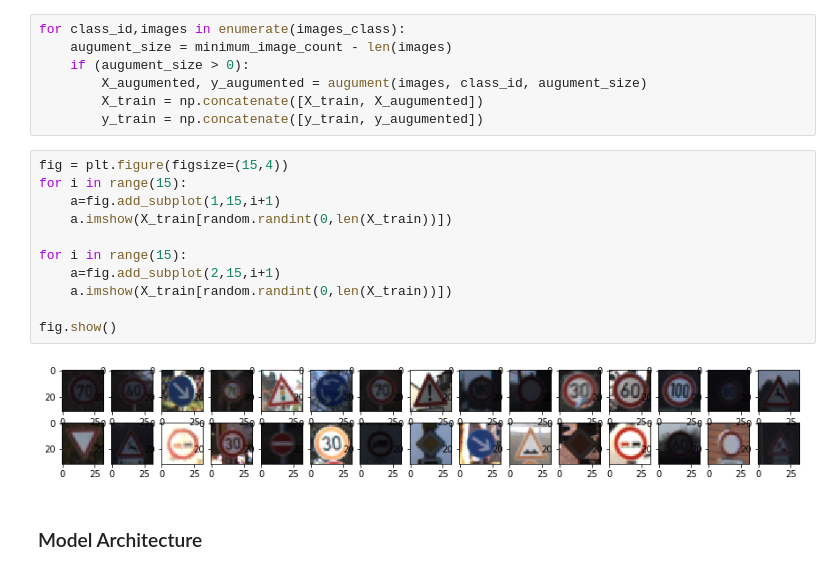
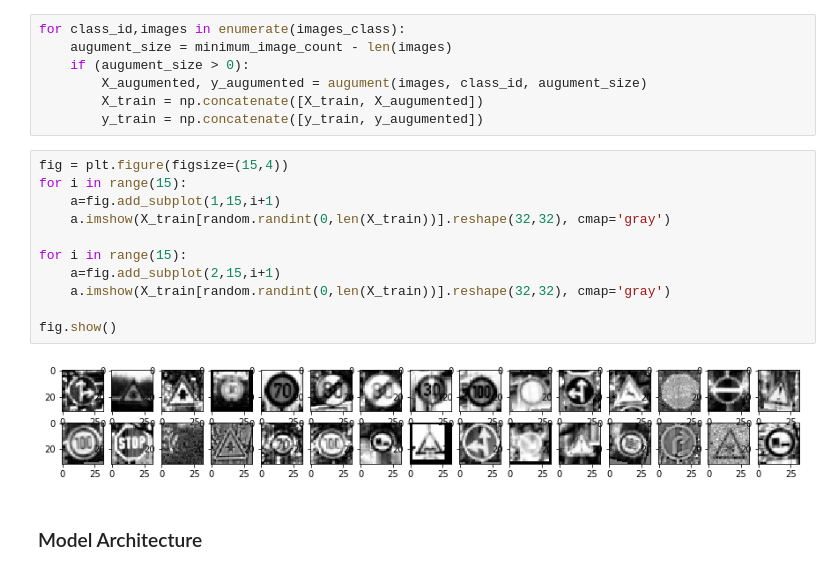
Before and after one commit to rosocz/TrafficSign, a Jupyter notebook: Traffic_Sign_Classifier.ipynb, the cells around one changed output. Drawn from its saved outputs; the diff is of its cells as text.

```diff
--- a/Traffic_Sign_Classifier.ipynb
+++ b/Traffic_Sign_Classifier.ipynb
@@ -313,16 +313,16 @@ for class_id,images in enumerate(images_class):
 # %%
 fig = plt.figure(figsize=(15,4))
 for i in range(15):
     a=fig.add_subplot(1,15,i+1)
-    a.imshow(X_train[random.randint(0,len(X_train))])
+    a.imshow(X_train[random.randint(0,len(X_train))].reshape(32,32), cmap='gray')
 
 for i in range(15):
     a=fig.add_subplot(2,15,i+1)
-    a.imshow(X_train[random.randint(0,len(X_train))])
+    a.imshow(X_train[random.randint(0,len(X_train))].reshape(32,32), cmap='gray')
 
 fig.show()
 # %% [output]
-[figure, old version]
+[figure, new version]
 # %% [markdown]
 ### Model Architecture
 # %%
```
Also changed, not shown: parts of 4 cells of this notebook, 13 other files.
